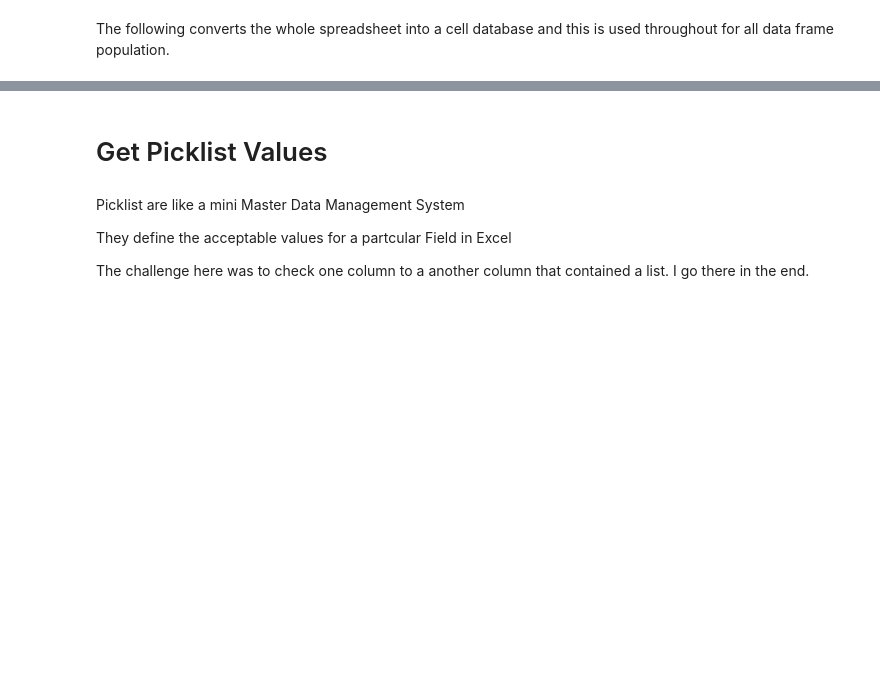
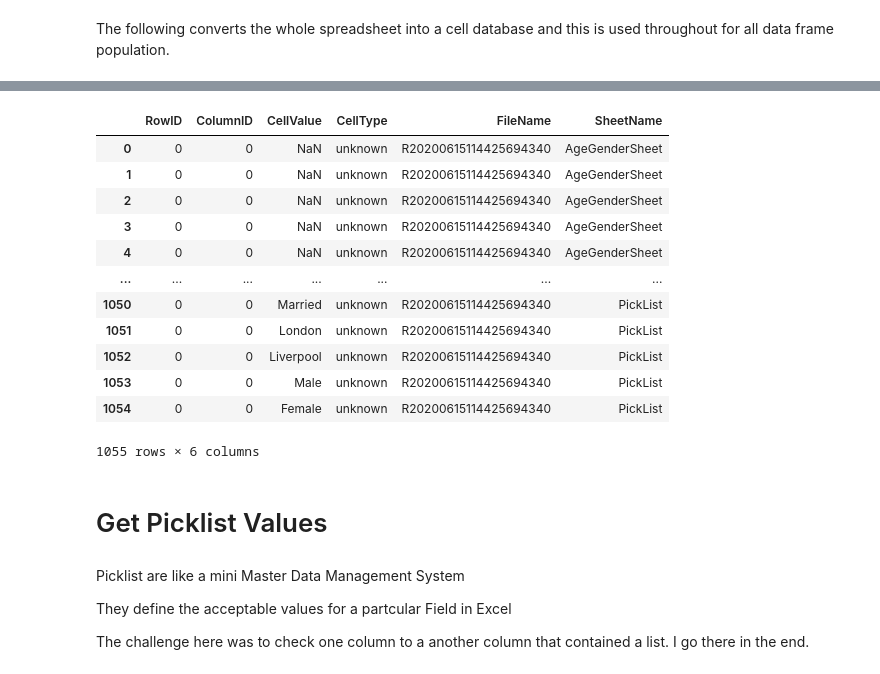
Before and after one commit to andrewcgaitskell/excel-extractor, a Jupyter notebook: CellMaker.ipynb, the cells around one changed output, grey strips where cells are left out. Drawn from its saved outputs; the diff is of its cells as text; code cells hidden in the pictures; blank space fills up the shorter version.

```diff
--- a/CellMaker.ipynb
+++ b/CellMaker.ipynb
@@ -231,28 +152,25 @@ The following only selects the non spec data into this dataframe
 # %%
-fullcelldfstage = pd.DataFrame()
 for currentsheetname in sheetnames:
 
-    if currentsheetname != 'hiddenSheet' and currentsheetname not in ('DataMap', 'TemplateValidationMap', 'DataSet', 'Rules', 'Palette', 'PickList'):
+    sheetdf = filedf[currentsheetname].copy()
+    sheetdf["RowID"] = sheetdf.index
+    celldb = pd.melt(sheetdf, id_vars=['RowID'])
+    celldb = celldb.rename(columns={"variable": "ColumnID", "value": "CellValue"})
+    celldb["CellType"] = "Unset"
+    celldb["FileName"] = runid
+    celldb["SheetName"] = currentsheetname
 
-        datadf = celldatadf[currentsheetname]
-        datadf["RowID"] = datadf.index
-        celldb = pd.melt(datadf, id_vars=['RowID'])
-        celldb = celldb.rename(columns={"variable": "ColumnID", "value": "CellValue"})
-        celldb["CellType"] = "Unset"
-        celldb["FileName"] = "FileName"
-        celldb["SheetName"] = currentsheetname
+    #try:
+    celldb["CellType"] = celldb.apply(GetDataType, axis=1)
+    celldb["RowID"] = celldb.apply(add1_2row, axis=1)
+    celldb["ColumnID"] = celldb.apply(add1_2column, axis=1)
 
-        try:
-          celldb["CellType"] = celldb.apply(GetDataType, axis=1)
-          celldb["RowID"] = celldb.apply(add1_2row, axis=1)
-          celldb["ColumnID"] = celldb.apply(add1_2column, axis=1)
+    #except:
 
-        except:
+    #    celldb["CellType"] = 'unknown'
+    #    celldb["RowID"] = 0
+    #    celldb["ColumnID"] = 0
 
-            celldb["CellType"] = 'unknown'
-            celldb["RowID"] = 0
-            celldb["ColumnID"] = 0
+    celldbstagedf = celldbstagedf.append(celldb, ignore_index=True)
 
-        fullcelldfstage = fullcelldfstage.append(celldb, ignore_index=True)
-
-        celldb = pd.DataFrame()
+    celldb = pd.DataFrame()
@@ -299,3 +179,19 @@ fullcelldb.head()
+# %%
+celldbstagedf
+# %% [output]
+|  | RowID | ColumnID | CellValue | CellType | FileName | SheetName |
+| 0 | 0 | 0 | NaN | unknown | R20200615114425694340 | AgeGenderSheet |
+| 1 | 0 | 0 | NaN | unknown | R20200615114425694340 | AgeGenderSheet |
+| 2 | 0 | 0 | NaN | unknown | R20200615114425694340 | AgeGenderSheet |
+| 3 | 0 | 0 | NaN | unknown | R20200615114425694340 | AgeGenderSheet |
+| 4 | 0 | 0 | NaN | unknown | R20200615114425694340 | AgeGenderSheet |
+| ... | ... | ... | ... | ... | ... | ... |
+| 1050 | 0 | 0 | Married | unknown | R20200615114425694340 | PickList |
+| 1051 | 0 | 0 | London | unknown | R20200615114425694340 | PickList |
+| 1052 | 0 | 0 | Liverpool | unknown | R20200615114425694340 | PickList |
+| 1053 | 0 | 0 | Male | unknown | R20200615114425694340 | PickList |
+| 1054 | 0 | 0 | Female | unknown | R20200615114425694340 | PickList |
+1055 rows × 6 columns
 # %% [markdown]
 # Get Picklist Values
 # %% [markdown]
```
Also changed, not shown: parts of 64 cells of this notebook.
